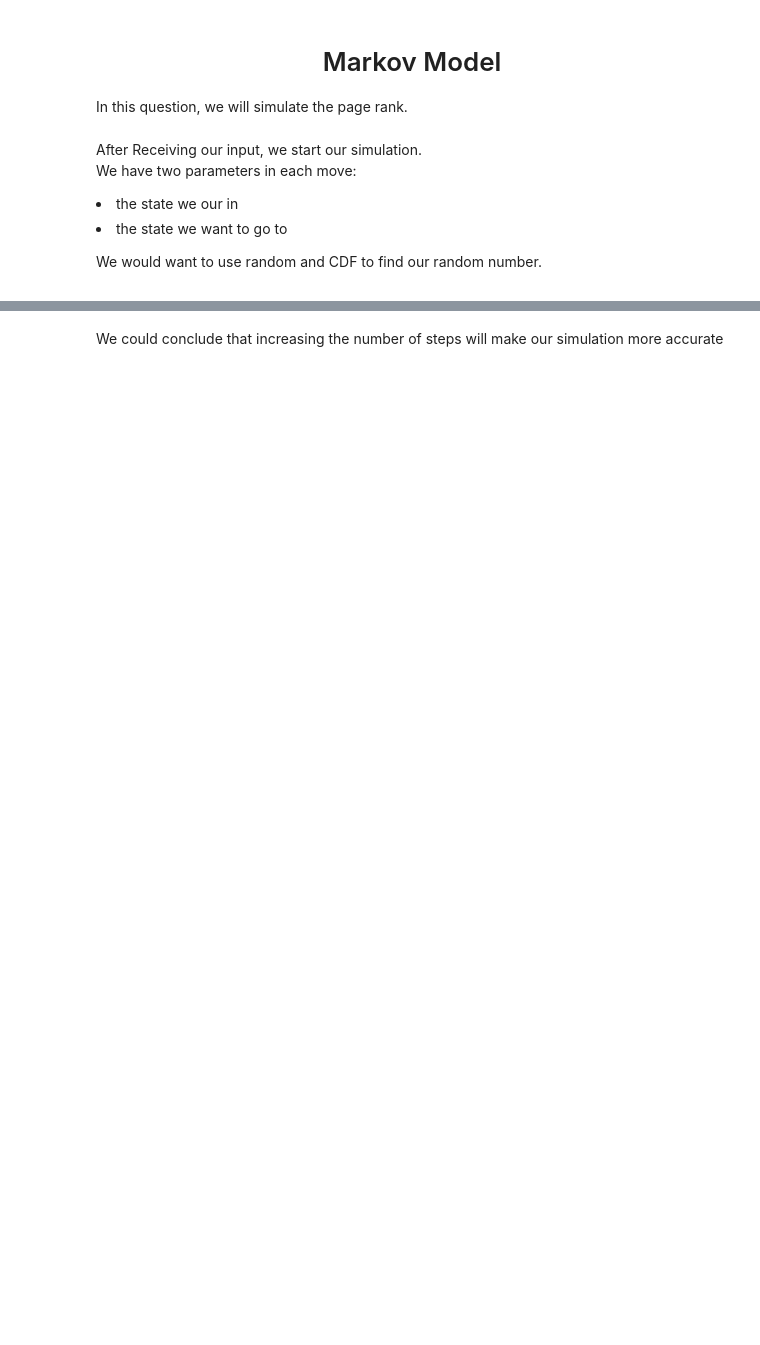
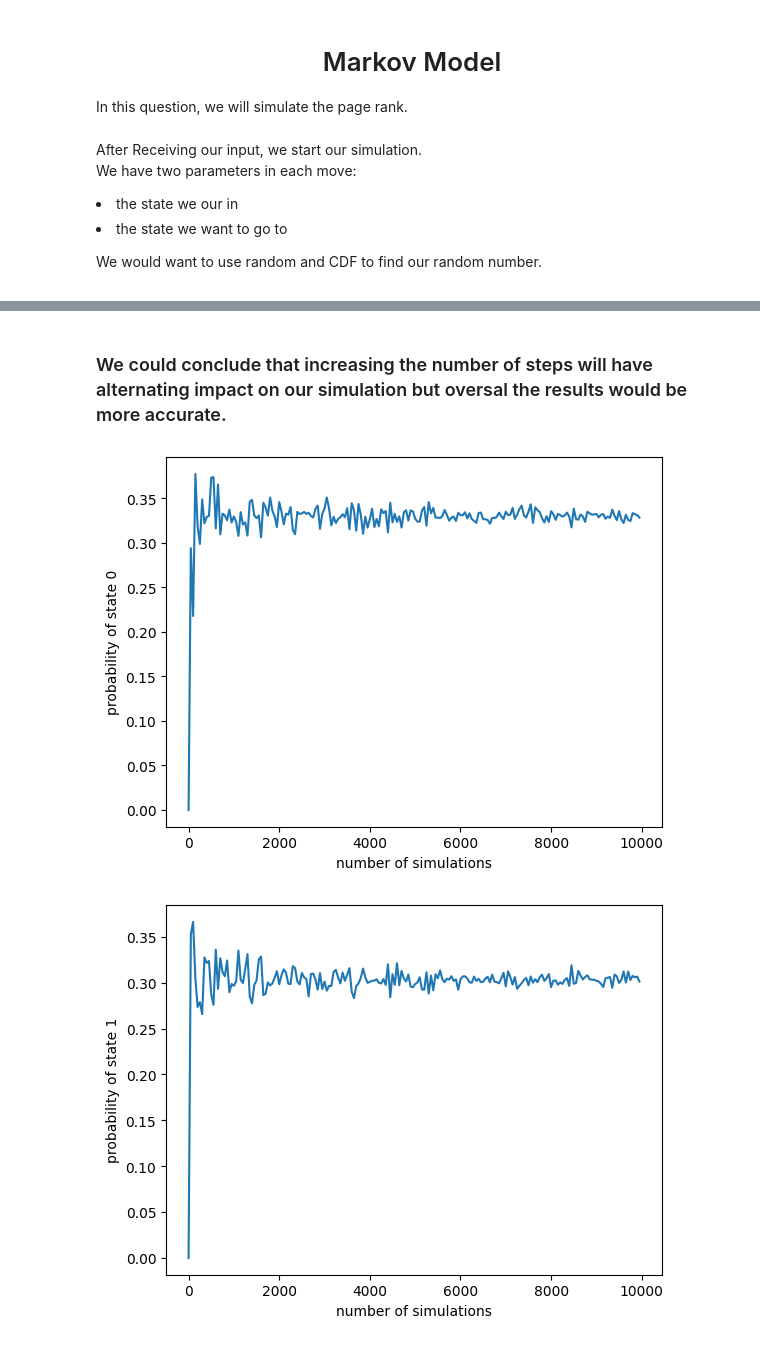
Before and after one commit to bigwhoman/Computer-Simulation-Spring-2023, a Jupyter notebook: HW2/code.ipynb, the cells around one changed output, grey strips where cells are left out. Saved outputs shown, nothing was run; the diff lists cells and outputs as text; code cells hidden in the pictures; blank space fills up the shorter version.

```diff
--- a/HW2/code.ipynb
+++ b/HW2/code.ipynb
@@ -130,2 +140,21 @@ full_simulation(test = True, steps = 10000,test_case = None)
 # %% [markdown]
-We could conclude that increasing the number of steps will make our simulation more accurate
+### We could conclude that increasing the number of steps will have alternating impact on our simulation but oversal the results would be more accurate.
+# %%
+def itteration_over_simulations(max_steps :int,test_case :list,max_simulations):
+    if test_case == None :
+        n = 3
+    else :
+        n = test_case[0]
+    probs = [[] for _ in range(n)]
+    for i in range(1,max_simulations,50):
+        prob = full_simulation(test = True, steps = max_steps,number_of_simulations = i,test_case = test_case)
+        for j in range(n) :
+            probs[j].append(prob[j])
+    x = [i for i in range(1,max_simulations,50)]
+    for i in range(n) :
+        plot_signal(x,probs[i],i,"simulations")
+
+itteration_over_simulations(100,None,10000)
+# %% [output]
+[figure, added]
+[figure, added]
```
Also changed, not shown: parts of 9 cells of this notebook, 19 other files.
